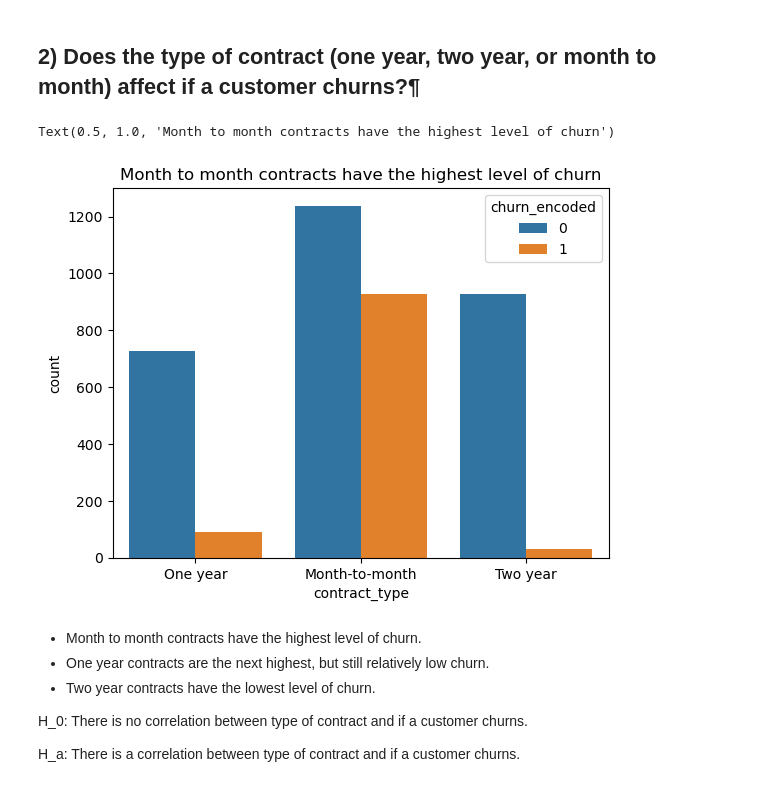
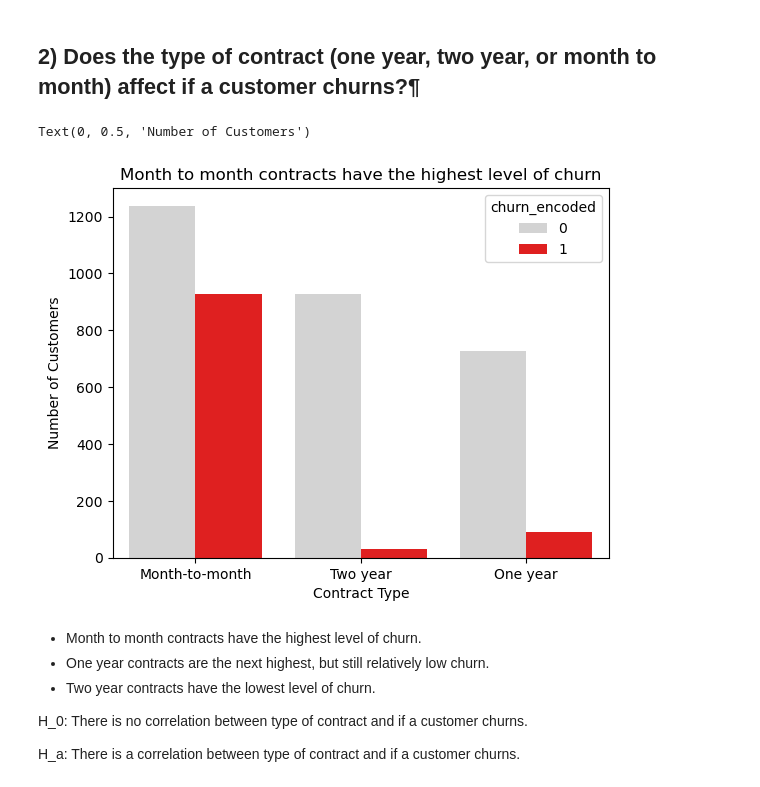
Before and after one commit to heywood95/Classification-Project, a Jupyter notebook: classification_project_final.ipynb, the cells around one changed output. Saved outputs shown, nothing was run; the diff lists cells and outputs as text; code cells hidden in the pictures.

```diff
--- a/classification_project_final.ipynb
+++ b/classification_project_final.ipynb
@@ -174,11 +174,14 @@ It is more likely that customers who have fiber optic churned versus customers w
 ## 2) Does the type of contract (one year, two year, or month to month) affect if a customer churns?¶
 # %%
 # Visualization to show level of churn in customer contracts.
-sns.countplot(data=train, x="contract_type", hue="churn_encoded")
+colours = ['lightgrey','red']
+sns.countplot(data=train, x="contract_type", hue="churn_encoded", order = train['contract_type'].value_counts().index, palette=colours)
 plt.title('Month to month contracts have the highest level of churn')
+plt.xlabel('Contract Type')
+plt.ylabel('Number of Customers')
 # %% [output]
-Text(0.5, 1.0, 'Month to month contracts have the highest level of churn')
+Text(0, 0.5, 'Number of Customers')
-[figure, old version]
+[figure, new version]
 # %% [markdown]
 - Month to month contracts have the highest level of churn.
 - One year contracts are the next highest, but still relatively low churn.
```
Also changed, not shown: parts of 2 cells of this notebook.
